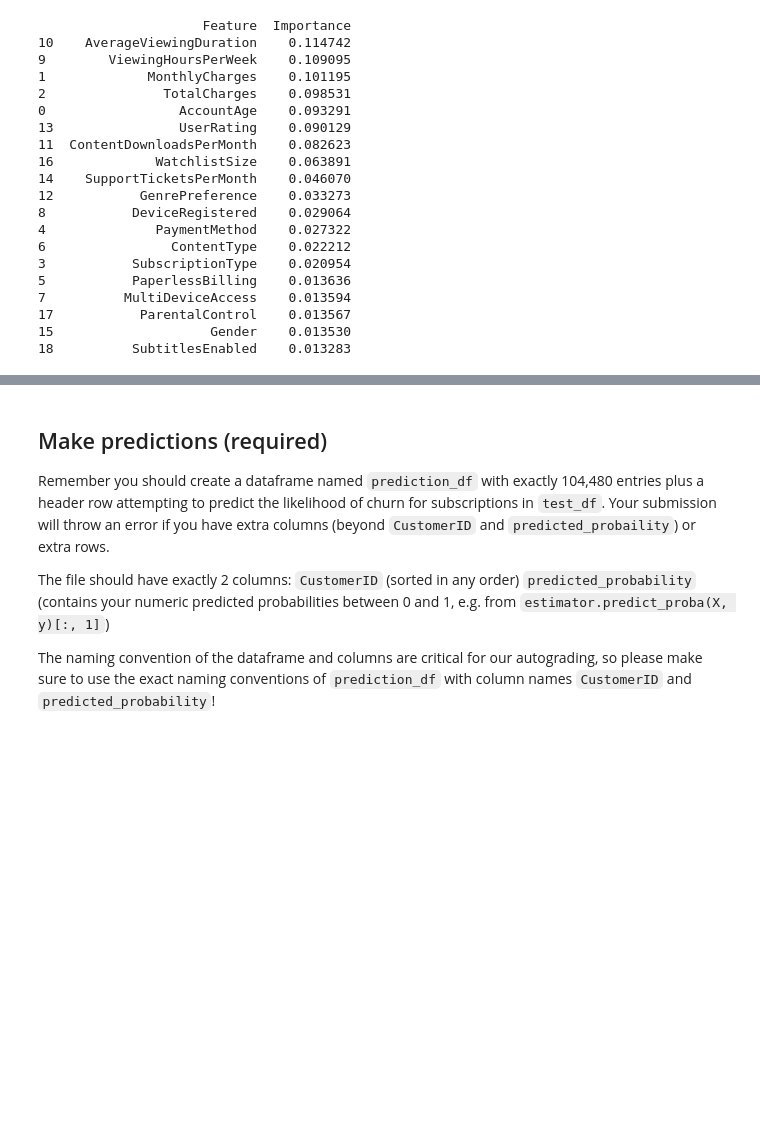
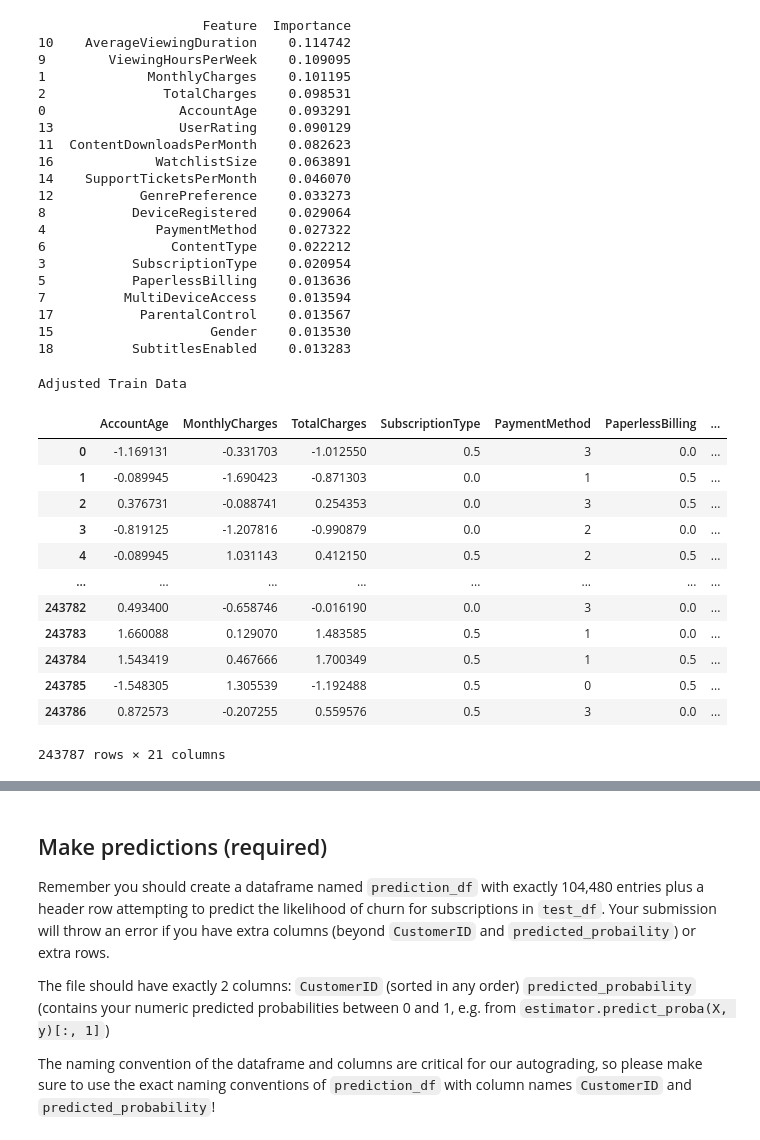
Before and after one commit to Poggerv2/Churn-prediction, a Jupyter notebook: ChurnPrediction.ipynb, the cells around one changed output, grey strips where cells are left out. Saved outputs shown, nothing was run; the diff lists cells and outputs as text; code cells hidden in the pictures; blank space fills up the shorter version.

```diff
--- a/ChurnPrediction.ipynb
+++ b/ChurnPrediction.ipynb
@@ -853,3 +836,34 @@ print(feature_importances)
 17           ParentalControl    0.013567
 15                    Gender    0.013530
 18          SubtitlesEnabled    0.013283
+# %%
+importance_threshold = 0.022
+low_importance_features = feature_importances[feature_importances['Importance'] < importance_threshold]['Feature']
+weight_factor = 0.5
+# %%
+def adjust_features(df,low_importance_features,weight_factor):
+    df_copy = df.copy()
+    for j in low_importance_features:
+        df_copy[j] = df_copy[j] * weight_factor
+    return df_copy
+# %%
+train_df_adjusted = adjust_features(train_df, low_importance_features, weight_factor)
+test_df_adjusted = adjust_features(test_df, low_importance_features, weight_factor)
+
+print("Adjusted Train Data")
+train_df_adjusted
+# %% [output]
+Adjusted Train Data
+|  | AccountAge | MonthlyCharges | TotalCharges | SubscriptionType | PaymentMethod | PaperlessBilling | ... |
+| 0 | -1.169131 | -0.331703 | -1.012550 | 0.5 | 3 | 0.0 | ... |
+| 1 | -0.089945 | -1.690423 | -0.871303 | 0.0 | 1 | 0.5 | ... |
+| 2 | 0.376731 | -0.088741 | 0.254353 | 0.0 | 3 | 0.5 | ... |
+| 3 | -0.819125 | -1.207816 | -0.990879 | 0.0 | 2 | 0.0 | ... |
+| 4 | -0.089945 | 1.031143 | 0.412150 | 0.5 | 2 | 0.5 | ... |
+| ... | ... | ... | ... | ... | ... | ... | ... |
+| 243782 | 0.493400 | -0.658746 | -0.016190 | 0.0 | 3 | 0.0 | ... |
+| 243783 | 1.660088 | 0.129070 | 1.483585 | 0.5 | 1 | 0.0 | ... |
+| 243784 | 1.543419 | 0.467666 | 1.700349 | 0.5 | 1 | 0.5 | ... |
+| 243785 | -1.548305 | 1.305539 | -1.192488 | 0.5 | 0 | 0.5 | ... |
+| 243786 | 0.872573 | -0.207255 | 0.559576 | 0.5 | 3 | 0.0 | ... |
+243787 rows × 21 columns
```
Also changed, not shown: parts of 11 cells of this notebook.
